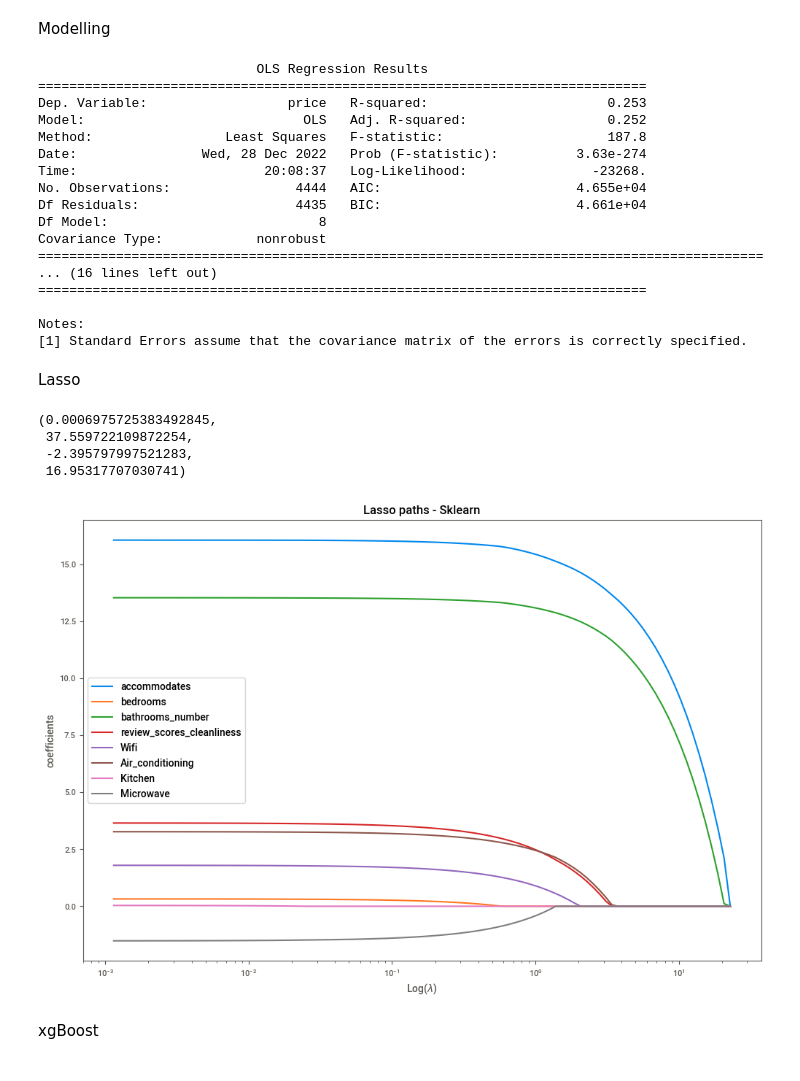
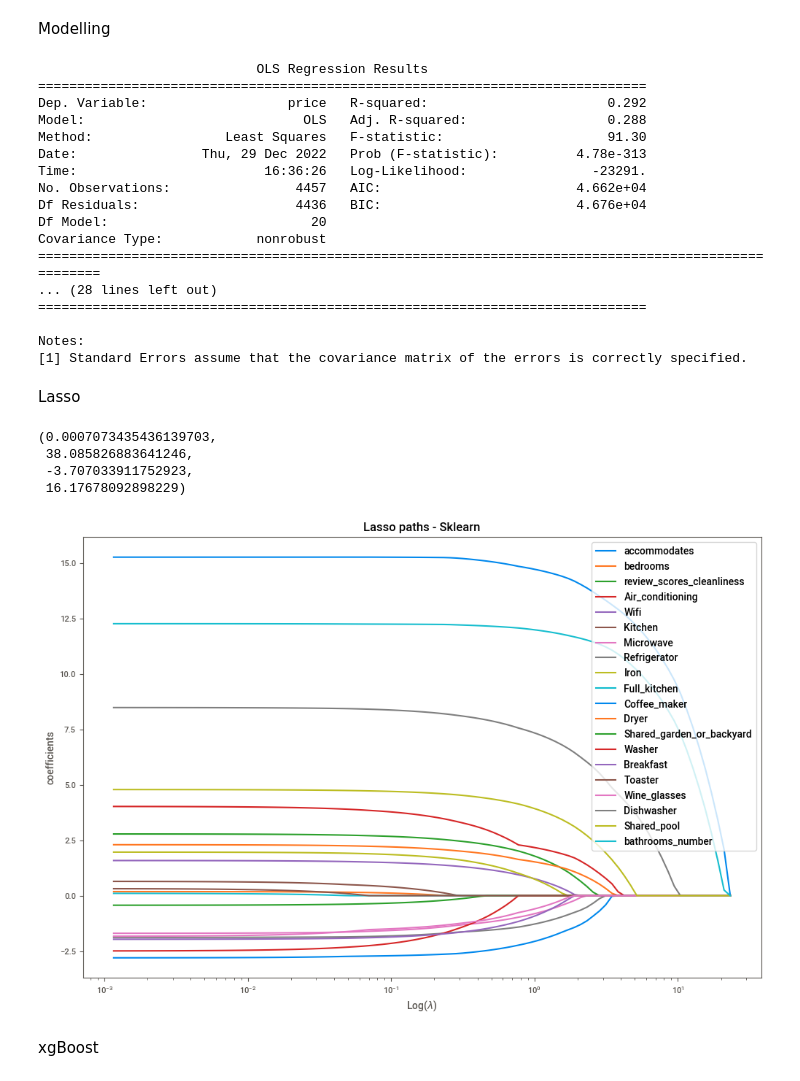
Before and after one commit to MarieeCzy/airbnb_ml_model, a Jupyter notebook: sevilla_city.ipynb, the cells around one changed output. Cells and saved outputs as stored; diff of their text form; code cells hidden in the pictures.

Commit message:
split column amenities

```diff
--- a/sevilla_city.ipynb
+++ b/sevilla_city.ipynb
@@ -132,6 +140,12 @@ for each in list_amenities:
   separateAmenities(each)
 # %%
 #remove ' ' from column name
-data.rename(columns={'Air conditioning': 'Air_conditioning'}, inplace=True)
-data.columns
+data.rename(columns={'Air conditioning': 'Air_conditioning',
+                     'Shared garden or backyard': 'Shared_garden_or_backyard',
+                     'Coffee maker': 'Coffee_maker',
+                     'Full kitchen': 'Full_kitchen',
+                     'Wine glasses': 'Wine_glasses',
+                     'Shared pool': 'Shared_pool'}, inplace=True)
+variables = list(data.columns)
+variables
 # %% [output]
@@ -204,23 +236,23 @@ data.head()
 # %% [markdown]
 Modelling
 # %%
-model = smf.ols('price ~ accommodates + bedrooms + review_scores_cleanliness + bathrooms_number + Wifi + Air_conditioning + Kitchen + Microwave', data=data).fit()
+model = smf.ols('price ~ accommodates + bedrooms + review_scores_cleanliness + bathrooms_number + Wifi + Air_conditioning + Kitchen + Microwave + Refrigerator + Iron + Full_kitchen + Coffee_maker + Dryer + Shared_garden_or_backyard + Air_conditioning + Full_kitchen + Coffee_maker + Shared_garden_or_backyard + Washer + Breakfast + Toaster + Wine_glasses + Dishwasher + Shared_pool', data=data).fit()
 
 print(model.summary())
 # %% [output]
                             OLS Regression Results
 ==============================================================================
-Dep. Variable:                  price   R-squared:                       0.253
-Model:                            OLS   Adj. R-squared:                  0.252
-Method:                 Least Squares   F-statistic:                     187.8
-Date:                Wed, 28 Dec 2022   Prob (F-statistic):          3.63e-274
-Time:                        20:08:37   Log-Likelihood:                -23268.
-No. Observations:                4444   AIC:                         4.655e+04
-Df Residuals:                    4435   BIC:                         4.661e+04
-Df Model:                           8
+Dep. Variable:                  price   R-squared:                       0.292
+Model:                            OLS   Adj. R-squared:                  0.288
+Method:                 Least Squares   F-statistic:                     91.30
+Date:                Thu, 29 Dec 2022   Prob (F-statistic):          4.78e-313
+Time:                        16:36:26   Log-Likelihood:                -23291.
+No. Observations:                4457   AIC:                         4.662e+04
+Df Residuals:                    4436   BIC:                         4.676e+04
+Df Model:                          20
 Covariance Type:            nonrobust
-=============================================================================================
-... (16 lines left out)
+=====================================================================================================
+... (28 lines left out)
 ==============================================================================
 
 Notes:
@@ -228,35 +260,55 @@ Notes:
 # %% [markdown]
 Lasso
 # %%
-variables = ['accommodates', 'bedrooms', 'bathrooms_number', 'review_scores_cleanliness', 'Wifi', 'Air_conditioning', 'Kitchen', 'Microwave']
-
+#variables = ['accommodates', 'bedrooms', 'bathrooms_number', 'review_scores_cleanliness', 'Wifi', 'Air_conditioning', 'Kitchen', 'Microwave']
+variables = [
+ 'accommodates',
+ 'bedrooms',
+ 'review_scores_cleanliness',
+ 'Air_conditioning',
+ 'Wifi',
+ 'Kitchen',
+ 'Microwave',
+ 'Refrigerator',
+ 'Iron',
+ 'Full_kitchen',
+ 'Coffee_maker',
+ 'Dryer',
+ 'Shared_garden_or_backyard',
+ 'Washer',
+ 'Breakfast',
+ 'Toaster',
+ 'Wine_glasses',
+ 'Dishwasher',
+ 'Shared_pool',
+ 'bathrooms_number']
 data_subset = data.loc[:, variables + ['price']]
 data_subset.dropna(inplace=True)
 
 X = data_subset.loc[:,variables]
 X = preprocessing.scale(X)
 y = np.array(data_subset.price)
 
 alphas_lasso, coefs_lasso, _ = lasso_path(X, y, eps = 5e-5)
 
 # Display results
 plt.figure(figsize = (12,8))
 
 for i in range(X.shape[1]):
     plt.plot(alphas_lasso, coefs_lasso[i], label = variables[i])
 
 plt.xscale('log')
 plt.xlabel('Log($\\lambda$)')
 plt.ylabel('coefficients')
 plt.title('Lasso paths - Sklearn')
 plt.legend()
 plt.axis('tight')
 # %% [output]
-(0.0006975725383492845,
- 37.559722109872254,
- -2.395797997521283,
- 16.95317707030741)
+(0.0007073435436139703,
+ 38.085826883641246,
+ -3.707033911752923,
+ 16.17678092898229)
-[figure, old version]
+[figure, new version]
 # %% [markdown]
 xgBoost
 # %%
```
Also changed, not shown: parts of 14 cells of this notebook.
